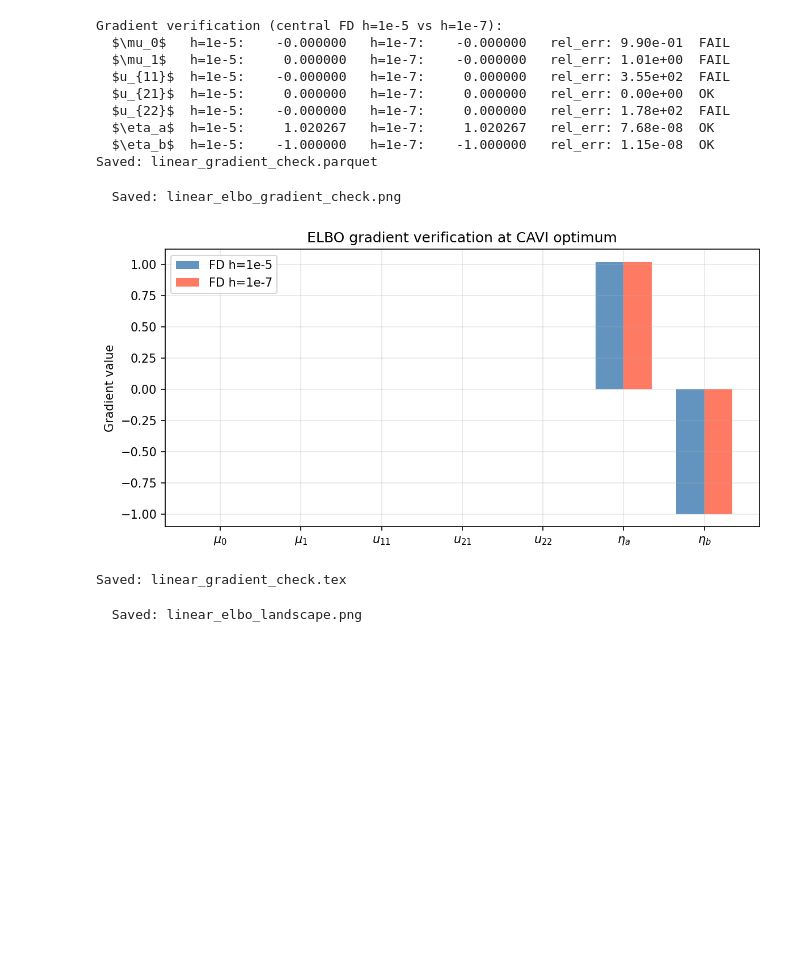
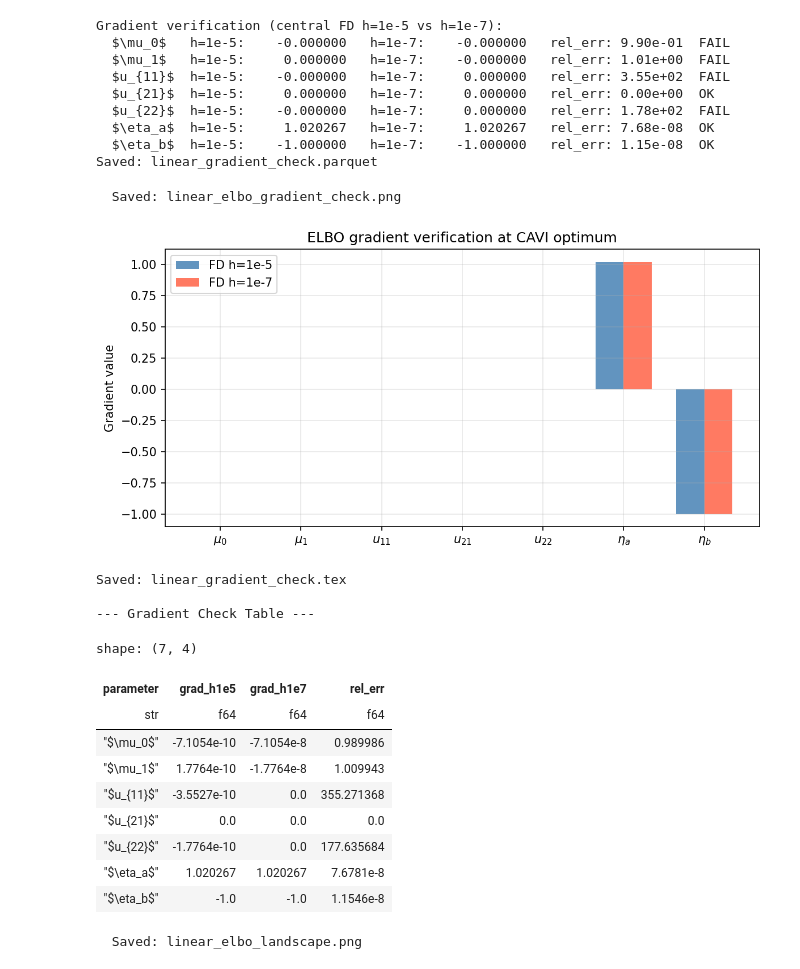
Before and after one commit to david-ewing-nz/ENEL445, a Jupyter notebook: python/linear_run.ipynb, the cells around one changed output. Saved outputs shown, nothing was run; the diff lists cells and outputs as text; code cells hidden in the pictures; blank space fills up the shorter version.

```diff
--- a/python/linear_run.ipynb
+++ b/python/linear_run.ipynb
@@ -240,38 +240,55 @@ Gradient verification (central FD h=1e-5 vs h=1e-7):
   $\eta_b$  h=1e-5:    -1.000000   h=1e-7:    -1.000000   rel_err: 1.15e-08  OK
 Saved: linear_gradient_check.parquet
 # %%
+
 # Gradient check bar chart
 x_pos = np.arange(len(labels))
 width = 0.35
 fig, ax = plt.subplots(figsize=(8, 4))
 ax.bar(x_pos - width/2, grad_fd,  width, label='FD h=1e-5', color='steelblue', alpha=0.85)
 ax.bar(x_pos + width/2, grad_ref, width, label='FD h=1e-7', color='tomato',    alpha=0.85)
 ax.set_xticks(x_pos)
 ax.set_xticklabels(labels, fontsize=10)
 ax.set_ylabel('Gradient value')
 ax.set_title('ELBO gradient verification at CAVI optimum')
 ax.legend()
 plt.tight_layout()
 save_fig(fig, 'linear_elbo_gradient_check.png')
 plt.show()
 
 # Write gradient check table
 tex_rows = '\n'.join(
     f'    {lbl} & {g1:.6f} & {g2:.6f} & {re:.2e} \\\\'
     for lbl, g1, g2, re in zip(labels, grad_fd, grad_ref, rel_err)
 )
 tex_table = f"""\\begin{{tblr}}{{colspec={{lrrr}}, hline{{1,2,Z}}={{solid}}}}
   Parameter & Gradient ($h=10^{{-5}}$) & Gradient ($h=10^{{-7}}$) & Rel.\\ error \\\\
 {tex_rows}
 \\end{{tblr}}
 """
 with open(TABLES / 'linear_gradient_check.tex', 'w') as f:
     f.write(tex_table)
 print('Saved: linear_gradient_check.tex')
+
+# Display table in notebook
+print('\n--- Gradient Check Table ---')
+display(df_grad)
 # %% [output]
   Saved: linear_elbo_gradient_check.png
 [figure]
 Saved: linear_gradient_check.tex
+
+--- Gradient Check Table ---
+shape: (7, 4)
+| parameter | grad_h1e5 | grad_h1e7 | rel_err |
+| str | f64 | f64 | f64 |
+| "$\mu_0$" | -7.1054e-10 | -7.1054e-8 | 0.989986 |
+| "$\mu_1$" | 1.7764e-10 | -1.7764e-8 | 1.009943 |
+| "$u_{11}$" | -3.5527e-10 | 0.0 | 355.271368 |
+| "$u_{21}$" | 0.0 | 0.0 | 0.0 |
+| "$u_{22}$" | -1.7764e-10 | 0.0 | 177.635684 |
+| "$\eta_a$" | 1.020267 | 1.020267 | 7.6781e-8 |
+| "$\eta_b$" | -1.0 | -1.0 | 1.1546e-8 |
 # %%
 # ELBO landscape: vary mu_0 x mu_1 around CAVI optimum
 mu0_grid = np.linspace(mu0[0] - 1.5, mu0[0] + 1.5, 60)
```
Also changed, not shown: parts of 5 cells of this notebook, 9 other files.
